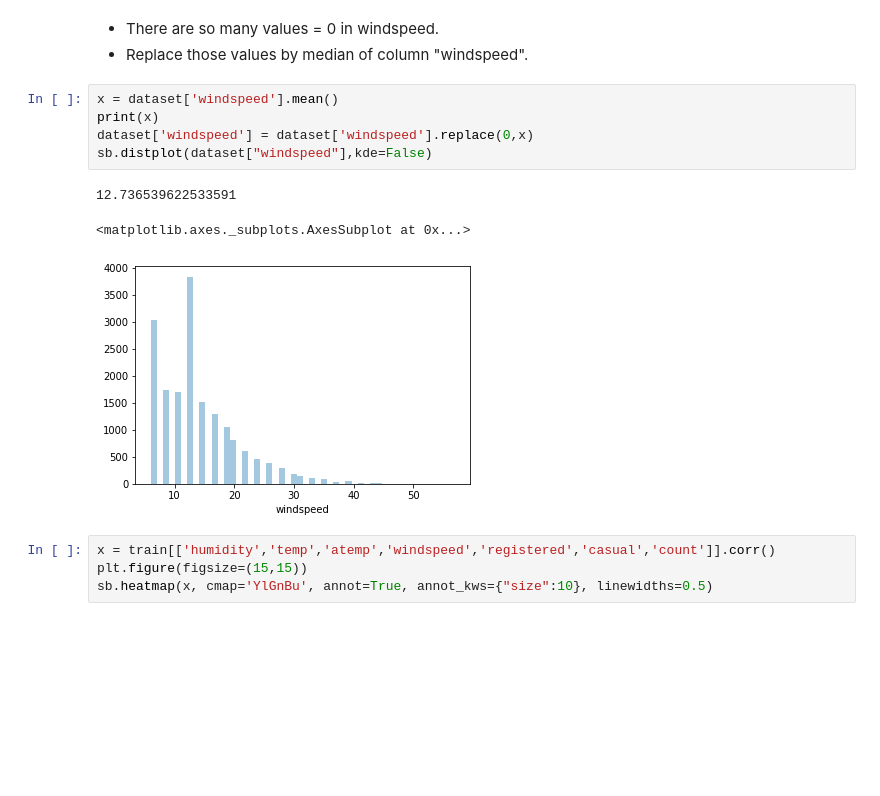
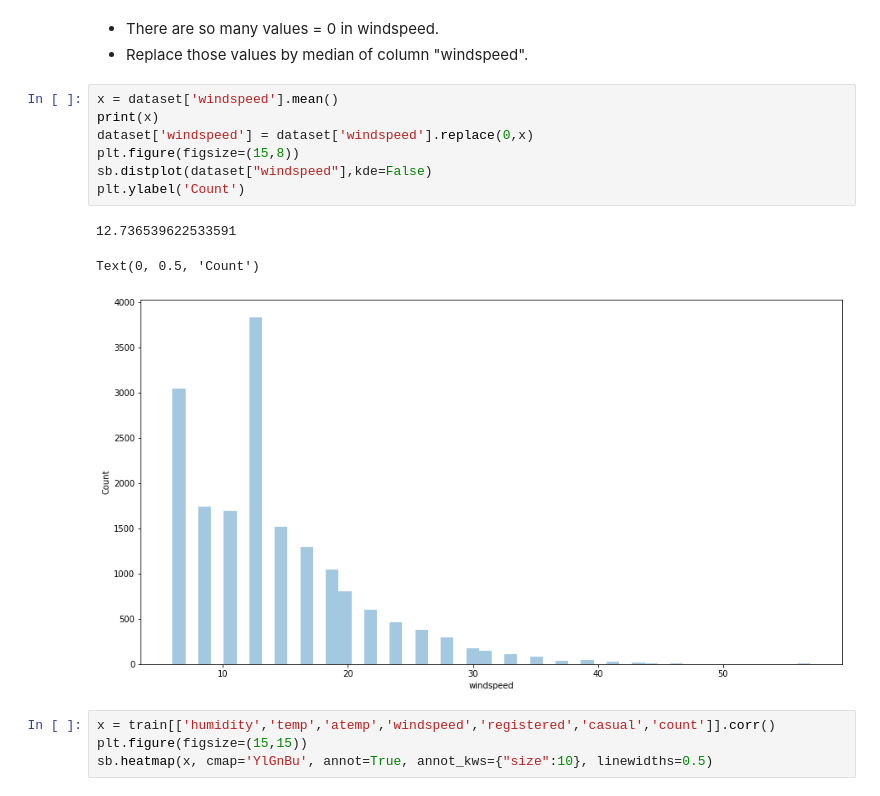
Before and after one commit to davione112/dav112, a Jupyter notebook: BikeSD.ipynb, the cells around one changed output. Saved outputs shown, nothing was run; the diff lists cells and outputs as text; blank space fills up the shorter version.

```diff
--- a/BikeSD.ipynb
+++ b/BikeSD.ipynb
@@ -125,12 +129,14 @@ Text(0.5, 1.0, 'Windspeed')
 # %%
 x = dataset['windspeed'].mean()
 print(x)
 dataset['windspeed'] = dataset['windspeed'].replace(0,x)
+plt.figure(figsize=(15,8))
 sb.distplot(dataset["windspeed"],kde=False)
+plt.ylabel('Count')
 # %% [output]
 12.736539622533591
-<matplotlib.axes._subplots.AxesSubplot at 0x...>
+Text(0, 0.5, 'Count')
-[figure, old version]
+[figure, new version]
 # %%
 x = train[['humidity','temp','atemp','windspeed','registered','casual','count']].corr()
 plt.figure(figsize=(15,15))
```
Also changed, not shown: parts of 3 cells of this notebook.
